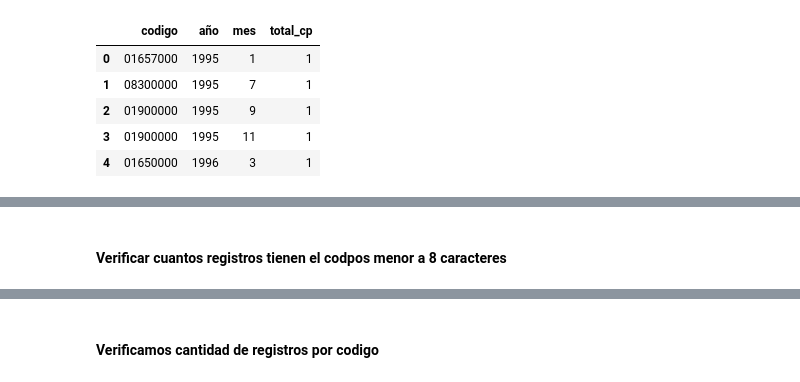
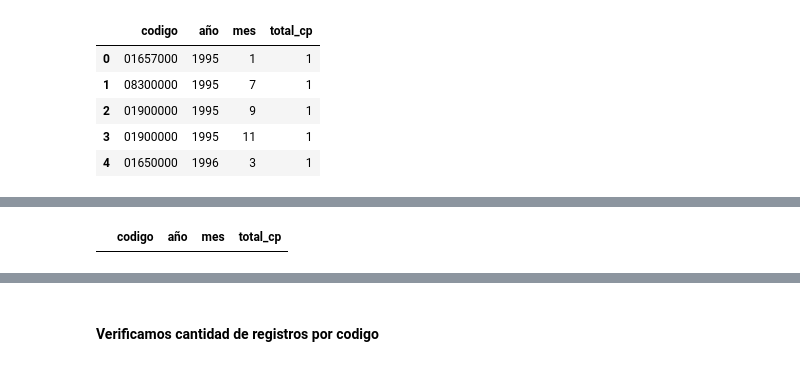
Before and after one commit to gabrielfernandorey/GGGR, a Jupyter notebook: Arboles/SRT v4.ipynb, the cells around one changed output, grey strips where cells are left out. Saved outputs shown, nothing was run; the diff lists cells and outputs as text; code cells hidden in the pictures.

```diff
--- a/Arboles/SRT v4.ipynb
+++ b/Arboles/SRT v4.ipynb
@@ -130,4 +140,6 @@ df
-# %% [markdown]
-#### Verificar cuantos registros tienen el codpos menor a 8 caracteres
 # %%
-df_codigo = df.loc[df['codigo'].apply(lambda x: len(str(x)) < 8)]
+# Verificar cuantos registros tienen el codpos mayor a 8 caracteres
+df_codigo = df.loc[df['codigo'].apply(lambda x: len(str(x)) > 8)]
+df_codigo
+# %% [output]
+|  | codigo | año | mes | total_cp |
```
Also changed, not shown: parts of 49 cells of this notebook.
